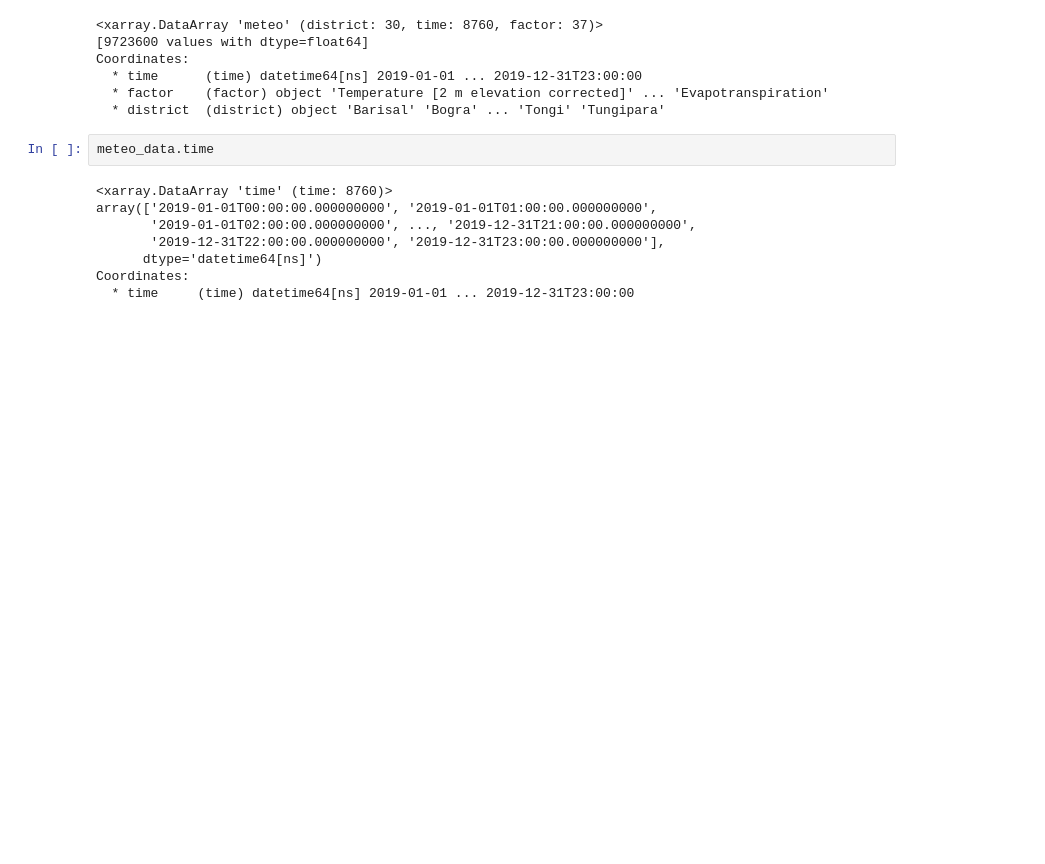
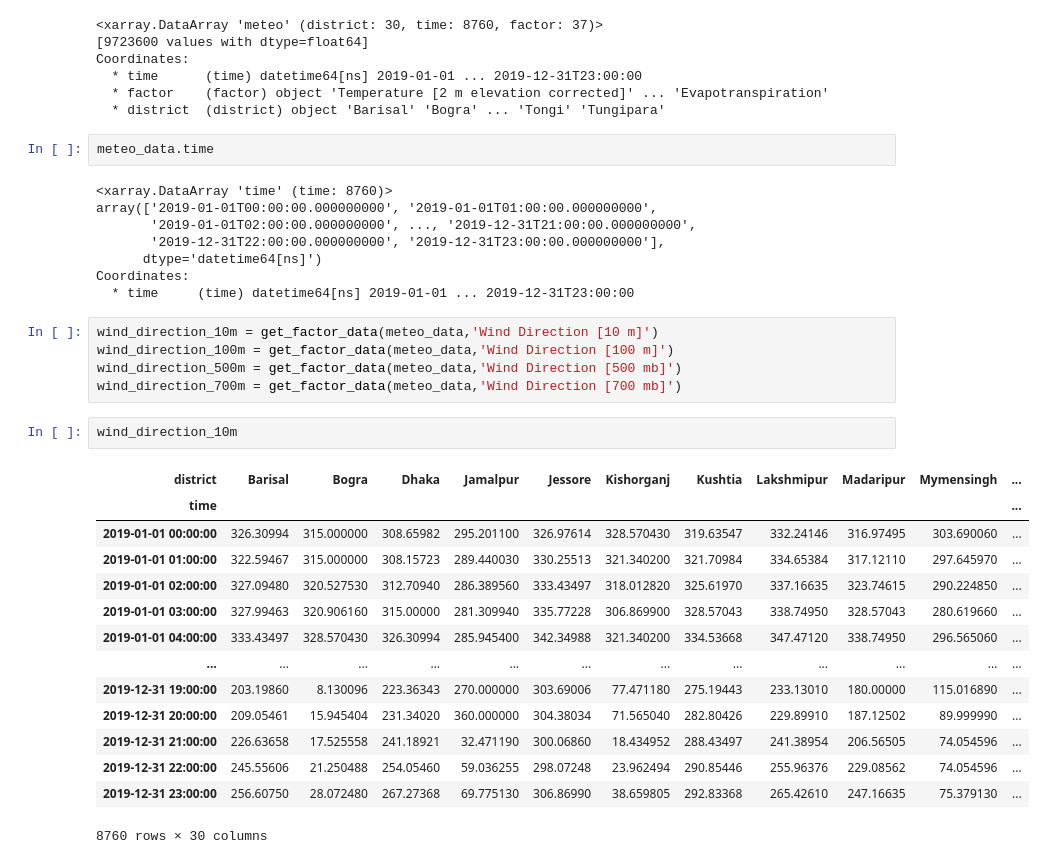
Before and after one commit to asifzmn/Air_Quality_Analysis, a Jupyter notebook: meteorological_variables.ipynb, the cells around one changed output. Drawn from its saved outputs; the diff is of its cells as text; blank space fills up the shorter version.

```diff
--- a/meteorological_variables.ipynb
+++ b/meteorological_variables.ipynb
@@ -23,3 +24,25 @@ array(['2019-01-01T00:00:00.000000000', '2019-01-01T01:00:00.000000000',
       dtype='datetime64[ns]')
 Coordinates:
   * time     (time) datetime64[ns] 2019-01-01 ... 2019-12-31T23:00:00
+# %%
+wind_direction_10m = get_factor_data(meteo_data,'Wind Direction [10 m]')
+wind_direction_100m = get_factor_data(meteo_data,'Wind Direction [100 m]')
+wind_direction_500m = get_factor_data(meteo_data,'Wind Direction [500 mb]')
+wind_direction_700m = get_factor_data(meteo_data,'Wind Direction [700 mb]')
+# %%
+wind_direction_10m
+# %% [output]
+| district | Barisal | Bogra | Dhaka | Jamalpur | Jessore | Kishorganj | Kushtia | Lakshmipur | Madaripur | Mymensingh | ... |
+| time |  |  |  |  |  |  |  |  |  |  | ... |
+| 2019-01-01 00:00:00 | 326.30994 | 315.000000 | 308.65982 | 295.201100 | 326.97614 | 328.570430 | 319.63547 | 332.24146 | 316.97495 | 303.690060 | ... |
+| 2019-01-01 01:00:00 | 322.59467 | 315.000000 | 308.15723 | 289.440030 | 330.25513 | 321.340200 | 321.70984 | 334.65384 | 317.12110 | 297.645970 | ... |
+| 2019-01-01 02:00:00 | 327.09480 | 320.527530 | 312.70940 | 286.389560 | 333.43497 | 318.012820 | 325.61970 | 337.16635 | 323.74615 | 290.224850 | ... |
+| 2019-01-01 03:00:00 | 327.99463 | 320.906160 | 315.00000 | 281.309940 | 335.77228 | 306.869900 | 328.57043 | 338.74950 | 328.57043 | 280.619660 | ... |
+| 2019-01-01 04:00:00 | 333.43497 | 328.570430 | 326.30994 | 285.945400 | 342.34988 | 321.340200 | 334.53668 | 347.47120 | 338.74950 | 296.565060 | ... |
+| ... | ... | ... | ... | ... | ... | ... | ... | ... | ... | ... | ... |
+| 2019-12-31 19:00:00 | 203.19860 | 8.130096 | 223.36343 | 270.000000 | 303.69006 | 77.471180 | 275.19443 | 233.13010 | 180.00000 | 115.016890 | ... |
+| 2019-12-31 20:00:00 | 209.05461 | 15.945404 | 231.34020 | 360.000000 | 304.38034 | 71.565040 | 282.80426 | 229.89910 | 187.12502 | 89.999990 | ... |
+| 2019-12-31 21:00:00 | 226.63658 | 17.525558 | 241.18921 | 32.471190 | 300.06860 | 18.434952 | 288.43497 | 241.38954 | 206.56505 | 74.054596 | ... |
+| 2019-12-31 22:00:00 | 245.55606 | 21.250488 | 254.05460 | 59.036255 | 298.07248 | 23.962494 | 290.85446 | 255.96376 | 229.08562 | 74.054596 | ... |
+| 2019-12-31 23:00:00 | 256.60750 | 28.072480 | 267.27368 | 69.775130 | 306.86990 | 38.659805 | 292.83368 | 265.42610 | 247.16635 | 75.379130 | ... |
+8760 rows × 30 columns
```
Also changed, not shown: parts of 15 cells of this notebook, 23 other files.
